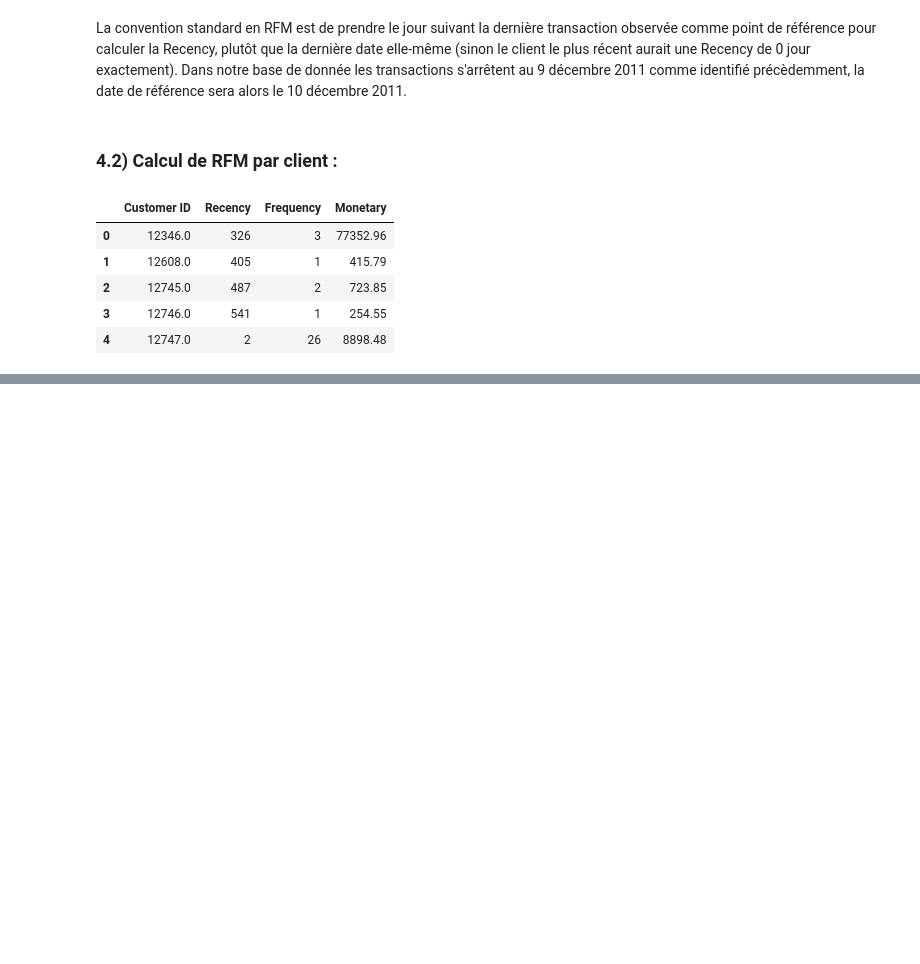
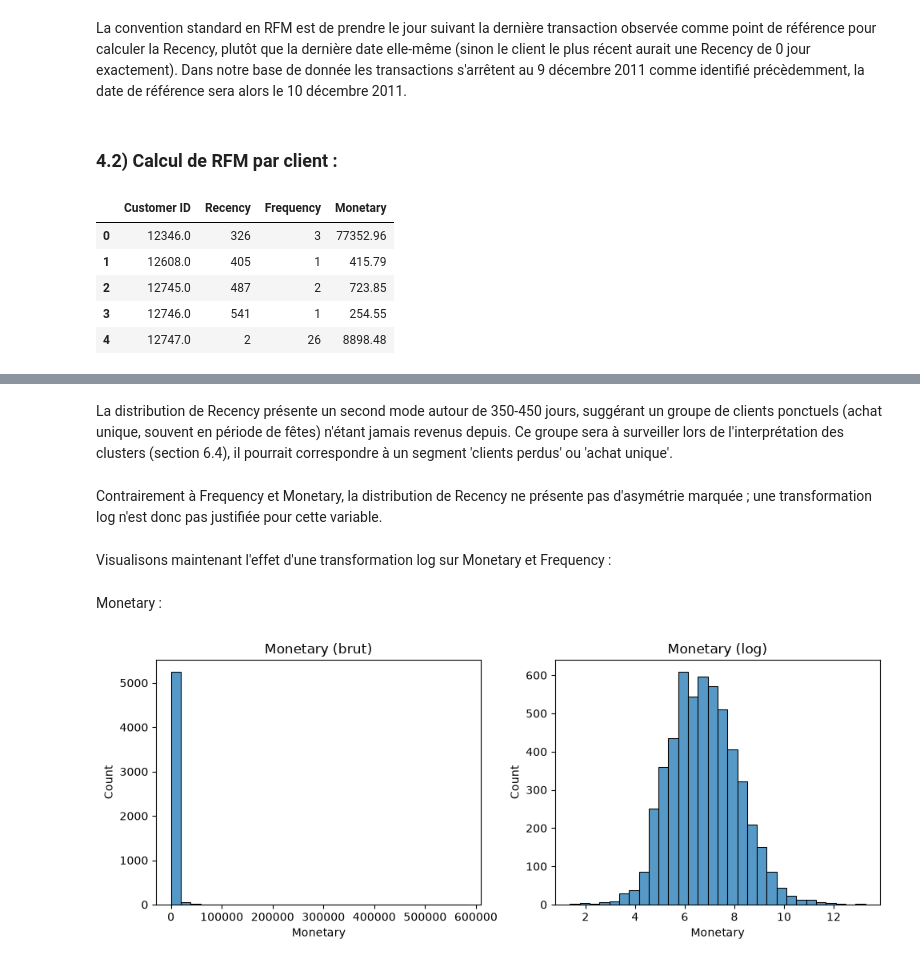
Before and after one commit to Nithilan16/Online_retail-rfm-segmentation, a Jupyter notebook: notebooks/online_retail.ipynb, the cells around one changed output, grey strips where cells are left out. Cells and saved outputs as stored; diff of their text form; code cells hidden in the pictures; blank space fills up the shorter version.

```diff
--- a/notebooks/online_retail.ipynb
+++ b/notebooks/online_retail.ipynb
@@ -780,0 +813,21 @@ rfm.head()
+# %% [markdown]
+La distribution de Recency présente un second mode autour de 350-450 jours, suggérant un groupe de clients ponctuels (achat unique, souvent en période de fêtes) n'étant jamais revenus depuis. Ce groupe sera à surveiller lors de l'interprétation des clusters (section 6.4), il pourrait correspondre à un segment 'clients perdus' ou 'achat unique'.
+# %% [markdown]
+Contrairement à Frequency et Monetary, la distribution de Recency ne présente pas d'asymétrie marquée ; une transformation log n'est donc pas justifiée pour cette variable.
+# %% [markdown]
+Visualisons maintenant l'effet d'une transformation log sur Monetary et Frequency :
+# %% [markdown]
+Monetary :
+# %%
+fig, axes = plt.subplots(1, 2, figsize=(10, 4))
+
+sns.histplot(rfm['Monetary'], bins=30, ax=axes[0])
+axes[0].set_title('Monetary (brut)')
+
+sns.histplot(np.log1p(rfm['Monetary']), bins=30, ax=axes[1])
+axes[1].set_title('Monetary (log)')
+
+plt.tight_layout()
+plt.show()
+# %% [output]
+[figure, added]
```
Also changed, not shown: parts of 19 cells of this notebook.
